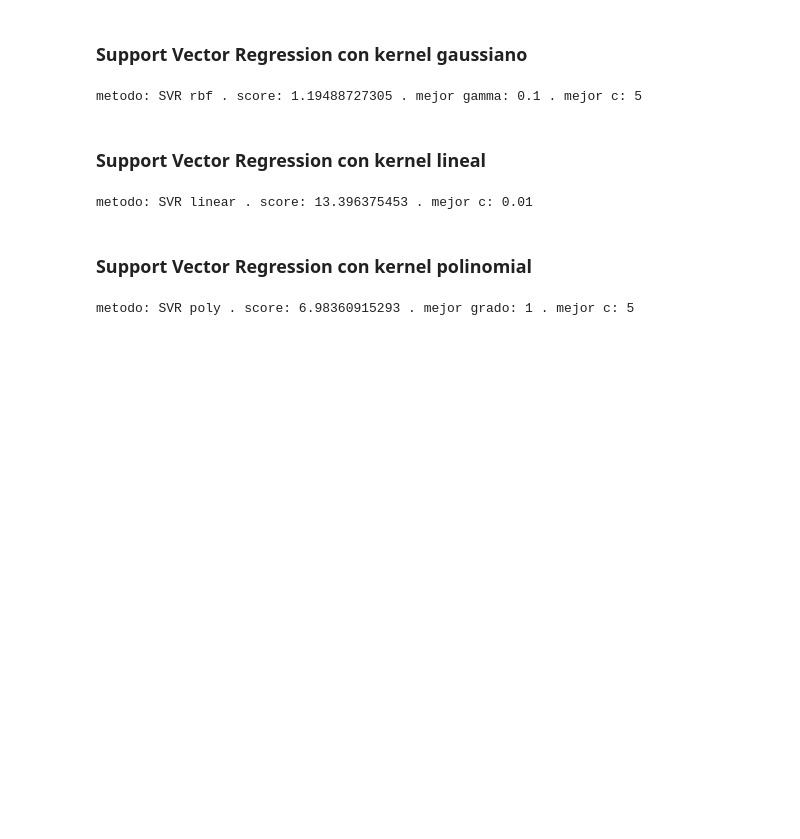
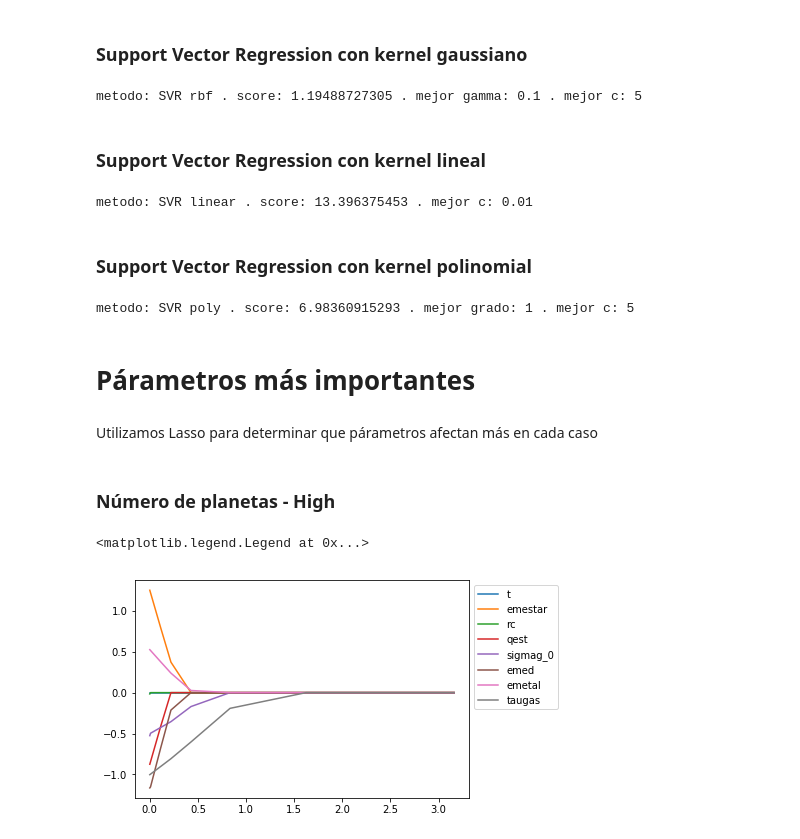
Before and after one commit to avelasquez13/AndreaVelasquez_Tarea3, a Jupyter notebook: Haciendo_planetas.ipynb, the cells around one changed output. Drawn from its saved outputs; the diff is of its cells as text; code cells hidden in the pictures; blank space fills up the shorter version.

Commit message:
junta param importantes y regresiones

```diff
--- a/Haciendo_planetas.ipynb
+++ b/Haciendo_planetas.ipynb
@@ -36,9 +36,8 @@ masa_plan_low = low.groupby(['ident'])['emepla(i)/emet'].sum().get_values()
 efic_masa_high = masa_plan_high/high.groupby(['ident'])['emed'].mean().get_values()
 efic_masa_low = masa_plan_low/low.groupby(['ident'])['emed'].mean().get_values()
 
-#Se ignoran estos parametros debido a que o son el target, o su valor es constante a traves de todos los datos
-X_low = low.drop(['a(i)','emegas(i)','emepla(i)/emet','rplanet(i)/radtie', 'it', 'apert', 'fpert', 'gama', 'constmigI'],inplace=False,axis=1).groupby(['ident']).mean()
-X_high = high.drop(['a(i)','emegas(i)','emepla(i)/emet','rplanet(i)/radtie', 'it', 'apert', 'fpert', 'gama', 'constmigI'],inplace=False,axis=1).groupby(['ident']).mean()
+X_low = low.drop(['a(i)','emegas(i)','emepla(i)/emet','rplanet(i)/radtie'],inplace=False,axis=1).groupby(['ident']).mean()
+X_high = high.drop(['a(i)','emegas(i)','emepla(i)/emet','rplanet(i)/radtie'],inplace=False,axis=1).groupby(['ident']).mean()
 
 scaler = preprocessing.StandardScaler().fit(X_high)
 Scale_high = scaler.transform(X_high)
@@ -305,3 +305,34 @@ for c in C:
 print('metodo: SVR poly', '. score:',(1/sco), '. mejor grado:',mejor_d, '. mejor c:', mejor_c)
 # %% [output]
 metodo: SVR poly . score: 6.98360915293 . mejor grado: 1 . mejor c: 5
+# %% [markdown]
+# Párametros más importantes
+# %% [markdown]
+Utilizamos Lasso para determinar que párametros afectan más en cada caso
+# %%
+#Se ignoran estos parametros debido a que su valor es constante a traves de todos los datos
+XX_low = X_low.drop(['it', 'apert', 'fpert', 'gama', 'constmigI'],inplace=False,axis=1)
+XX_high = X_high.drop(['it', 'apert', 'fpert', 'gama', 'constmigI'],inplace=False,axis=1)
+
+scaler = preprocessing.StandardScaler().fit(XX_high)
+Scale_high = scaler.transform(XX_high)
+scaler = preprocessing.StandardScaler().fit(XX_low)
+Scale_low = scaler.transform(XX_low)
+# %%
+labels=['t', 'emestar', 'rc', 'qest', 'sigmag_0', 'emed', 'emetal', 'taugas']
+# %% [markdown]
+### Número de planetas - High
+# %%
+alph = logspace(-5,0.5, num=20)
+coeffs = np.zeros((20, 8))
+for i in range(len(alph)):
+    a=alph[i]
+    clf = linear_model.Lasso(alpha=a, tol=0.00001)
+    clf.fit(Scale_high, num_planetas_high)
+    coeffs[i]=clf.coef_
+for i in range(len(coeffs[1,:])):
+    plt.plot(alph,coeffs[:,i], label=labels[i])
+plt.legend(bbox_to_anchor=(1., 1, 1., 0.), loc=2)
+# %% [output]
+<matplotlib.legend.Legend at 0x...>
+[figure, added]
```
Also changed, not shown: parts of 14 cells of this notebook.
